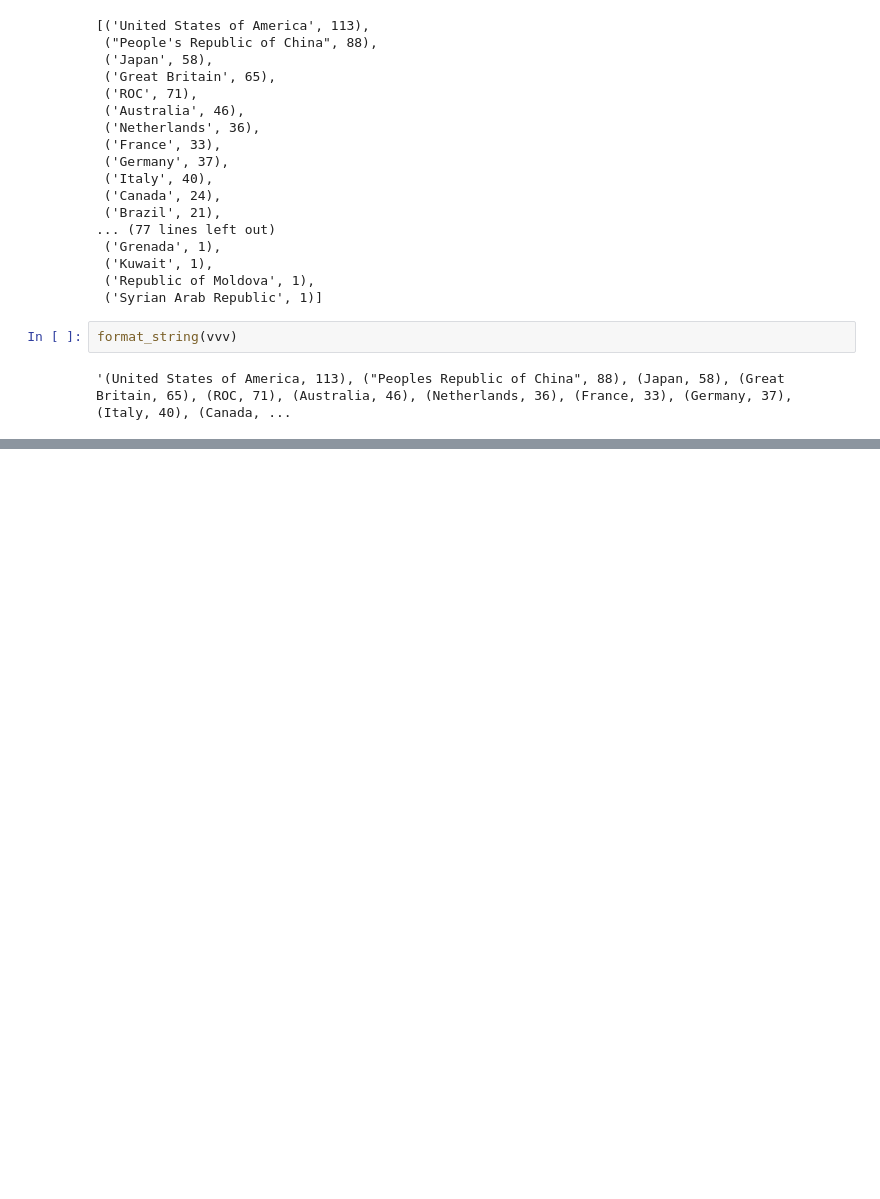
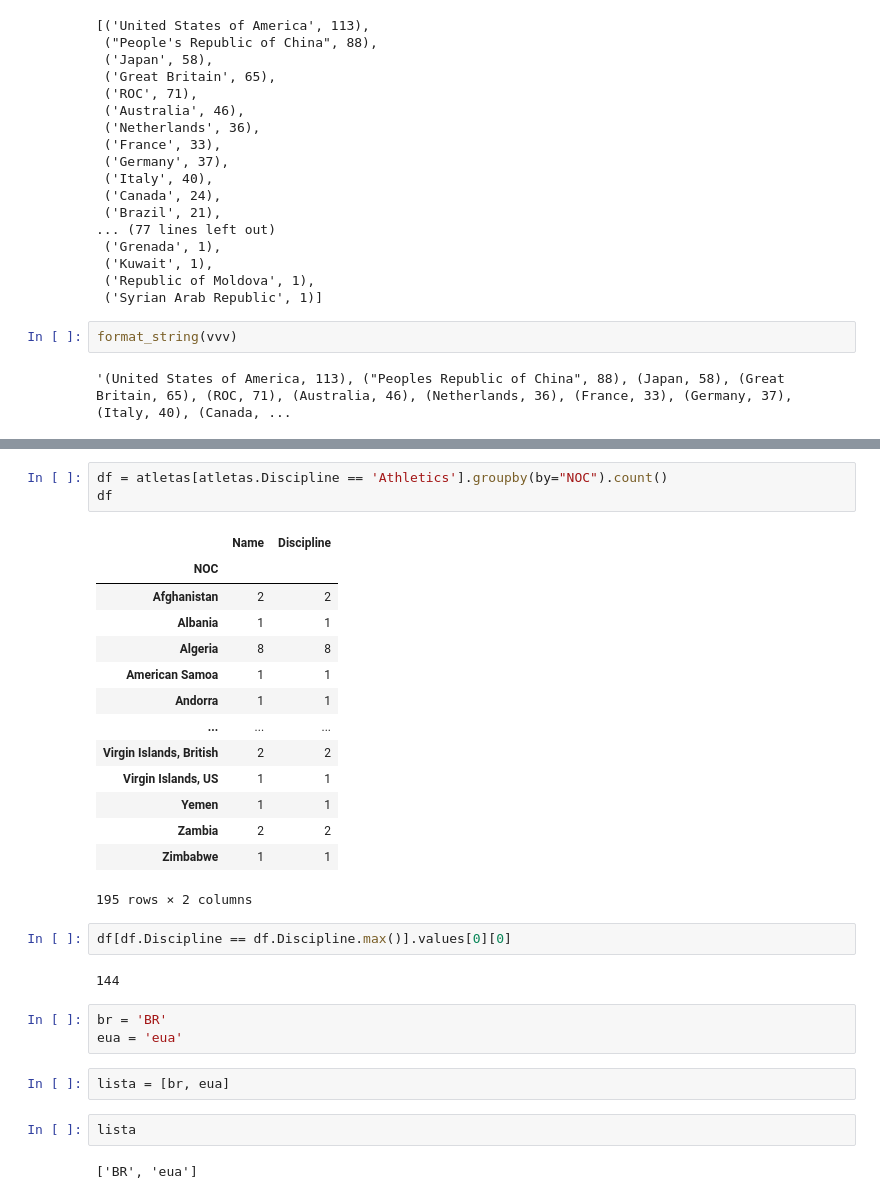
Before and after one commit to joycenayne/Desafio_Afrodev, a Jupyter notebook: Desafio/Projeto/Afrodev_Desafio.ipynb, the cells around one changed output, grey strips where cells are left out. Drawn from its saved outputs; the diff is of its cells as text; blank space fills up the shorter version.

```diff
--- a/Desafio/Projeto/Afrodev_Desafio.ipynb
+++ b/Desafio/Projeto/Afrodev_Desafio.ipynb
@@ -355,0 +495,31 @@ format_string(vvv)
+# %%
+df = atletas[atletas.Discipline == 'Athletics'].groupby(by="NOC").count()
+df
+# %% [output]
+|  | Name | Discipline |
+| NOC |  |  |
+| Afghanistan | 2 | 2 |
+| Albania | 1 | 1 |
+| Algeria | 8 | 8 |
+| American Samoa | 1 | 1 |
+| Andorra | 1 | 1 |
+| ... | ... | ... |
+| Virgin Islands, British | 2 | 2 |
+| Virgin Islands, US | 1 | 1 |
+| Yemen | 1 | 1 |
+| Zambia | 2 | 2 |
+| Zimbabwe | 1 | 1 |
+195 rows × 2 columns
+# %%
+df[df.Discipline == df.Discipline.max()].values[0][0]
+# %% [output]
+144
+# %%
+br = 'BR'
+eua = 'eua'
+# %%
+lista = [br, eua]
+# %%
+lista
+# %% [output]
+['BR', 'eua']
```
Also changed, not shown: parts of 24 cells of this notebook, 9 other files.
